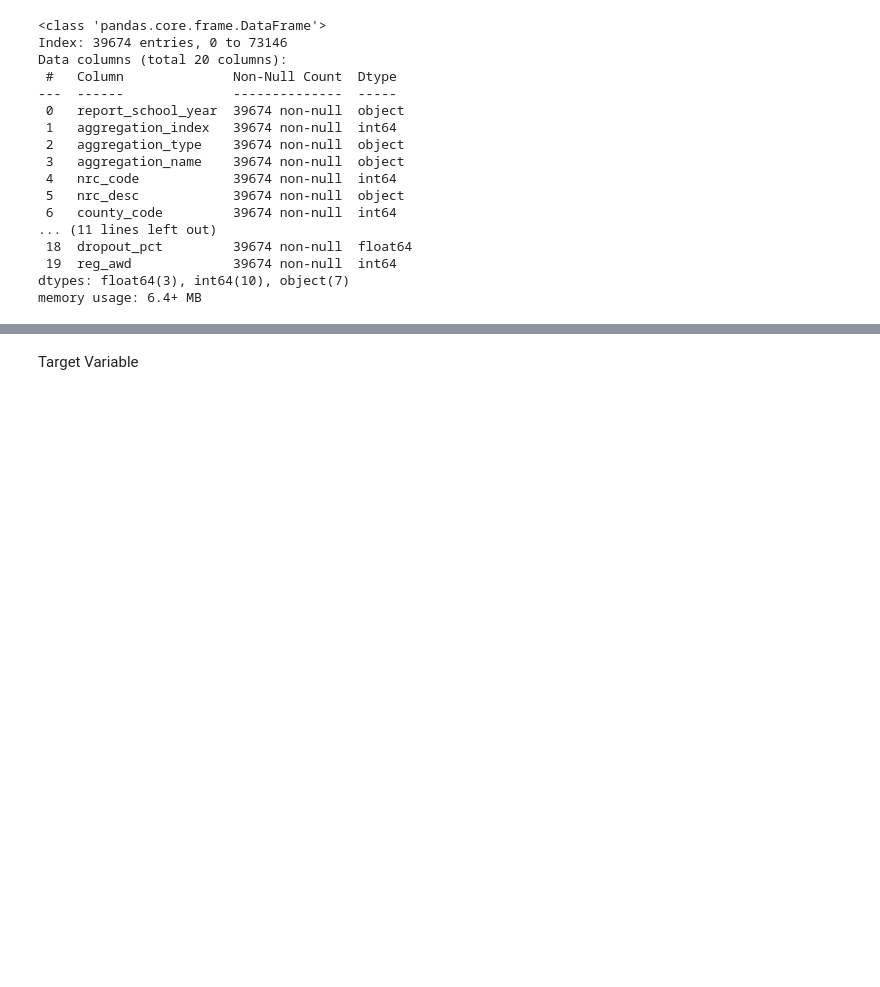
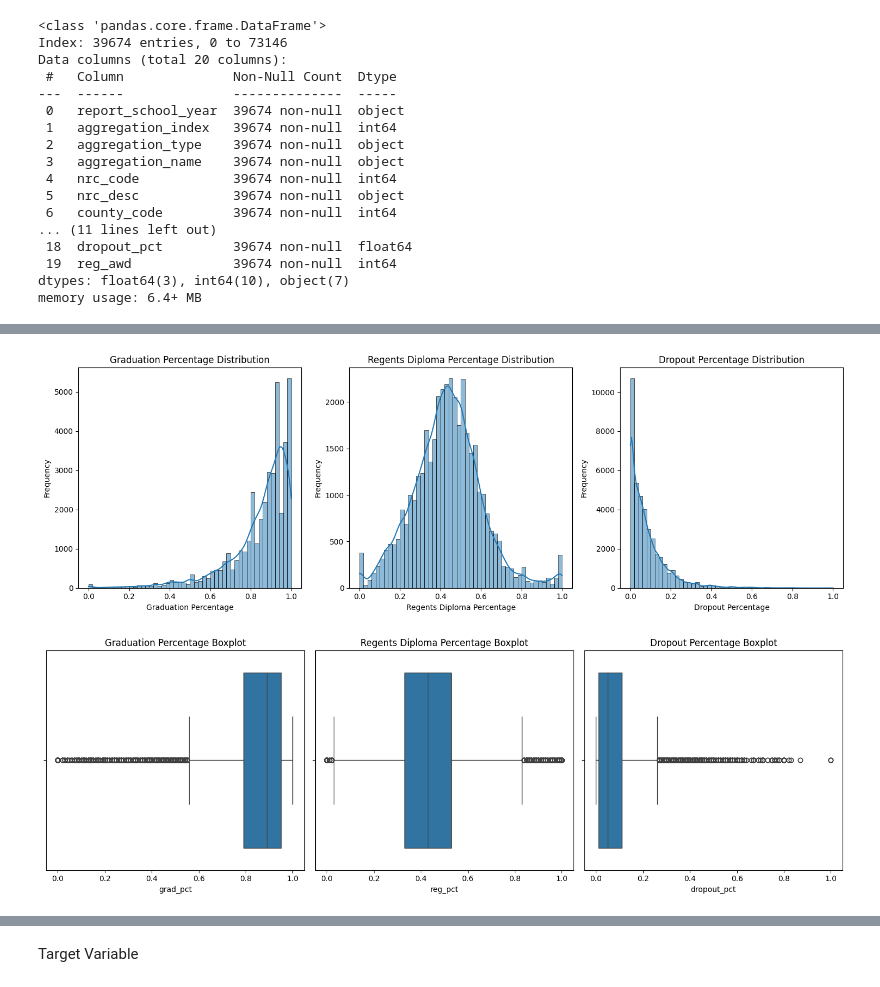
Before and after one commit to benbesthof/HighSchoolDropouts, a Jupyter notebook: B_Besthof_M11_assn.ipynb, the cells around one changed output, grey strips where cells are left out. Cells and saved outputs as stored; diff of their text form; code cells hidden in the pictures; blank space fills up the shorter version.

```diff
--- a/B_Besthof_M11_assn.ipynb
+++ b/B_Besthof_M11_assn.ipynb
@@ -229,0 +498,40 @@ len(df['report_school_year'].value_counts().index)
+# %%
+# Histograms for each percentage variable
+fig, axes = plt.subplots(1, 3, figsize=(15, 5))
+
+# Customize the individual plots if needed, here is a basic setup
+sns.histplot(df_copy['grad_pct'], bins=50, kde=True, ax=axes[0])
+axes[0].set_title('Graduation Percentage Distribution')
+axes[0].set_xlabel('Graduation Percentage')
+axes[0].set_ylabel('Frequency')
+
+sns.histplot(df_copy['reg_pct'], bins=50, kde=True, ax=axes[1])
+axes[1].set_title('Regents Diploma Percentage Distribution')
+axes[1].set_xlabel('Regents Diploma Percentage')
+axes[1].set_ylabel('Frequency')
+
+sns.histplot(df_copy['dropout_pct'], bins=50, kde=True, ax=axes[2])
+axes[2].set_title('Dropout Percentage Distribution')
+axes[2].set_xlabel('Dropout Percentage')
+axes[2].set_ylabel('Frequency')
+
+plt.tight_layout()
+plt.show()
+
+# Box plots to show the range and outliers for the percentage variables
+fig, axes = plt.subplots(1, 3, figsize=(15, 5))
+
+sns.boxplot(x=df_copy['grad_pct'], ax=axes[0])
+axes[0].set_title('Graduation Percentage Boxplot')
+
+sns.boxplot(x=df_copy['reg_pct'], ax=axes[1])
+axes[1].set_title('Regents Diploma Percentage Boxplot')
+
+sns.boxplot(x=df_copy['dropout_pct'], ax=axes[2])
+axes[2].set_title('Dropout Percentage Boxplot')
+
+plt.tight_layout()
+plt.show()
+# %% [output]
+[figure, added]
+[figure, added]
```
Also changed, not shown: parts of 83 cells of this notebook.
